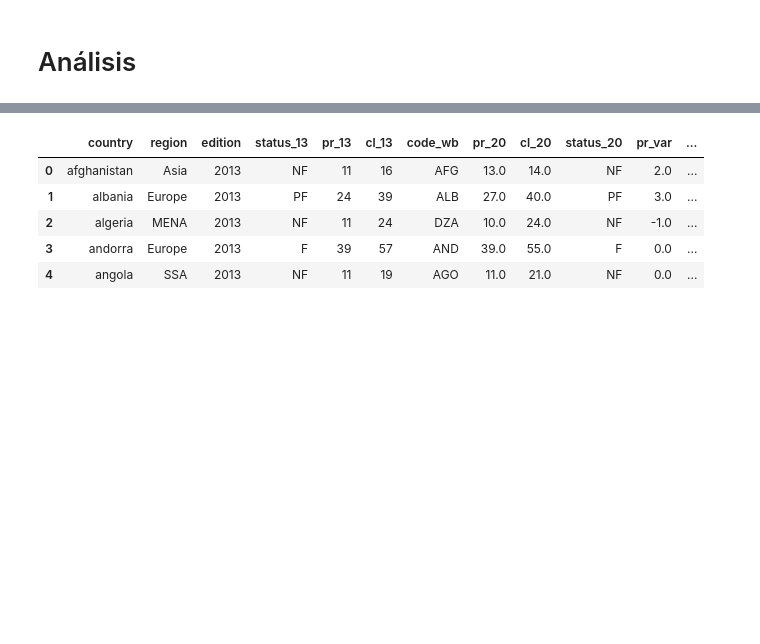
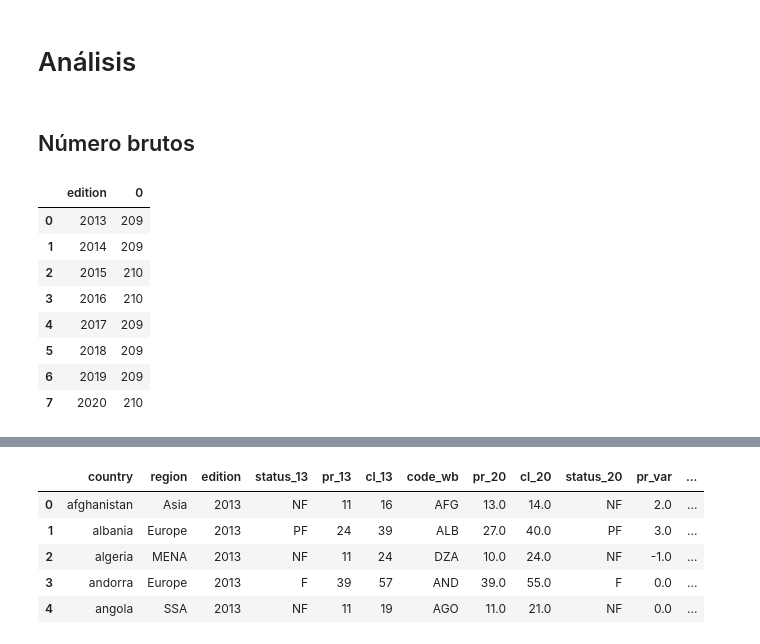
Before and after one commit to Morante-tech/PoliticAI, a Jupyter notebook: privado-articulos/notebooks/6_gobiernos_autoritarios.ipynb, the cells around one changed output, grey strips where cells are left out. Cells and saved outputs as stored; diff of their text form; code cells hidden in the pictures; blank space fills up the shorter version.

```diff
--- a/privado-articulos/notebooks/6_gobiernos_autoritarios.ipynb
+++ b/privado-articulos/notebooks/6_gobiernos_autoritarios.ipynb
@@ -120,3 +120,17 @@ filas:  (389, 45)
 | 4 | algeria | MENA | c | 2020 | NF | 6 | 5 | 1 | 1 | 1 | 3 | ... |
 # %% [markdown]
 # Análisis
+# %% [markdown]
+## Número brutos
+# %%
+df_freedomhouse.groupby(["edition"]).size().reset_index()
+# %% [output]
+|  | edition | 0 |
+| 0 | 2013 | 209 |
+| 1 | 2014 | 209 |
+| 2 | 2015 | 210 |
+| 3 | 2016 | 210 |
+| 4 | 2017 | 209 |
+| 5 | 2018 | 209 |
+| 6 | 2019 | 209 |
+| 7 | 2020 | 210 |
```
Also changed, not shown: parts of 6 cells of this notebook.
